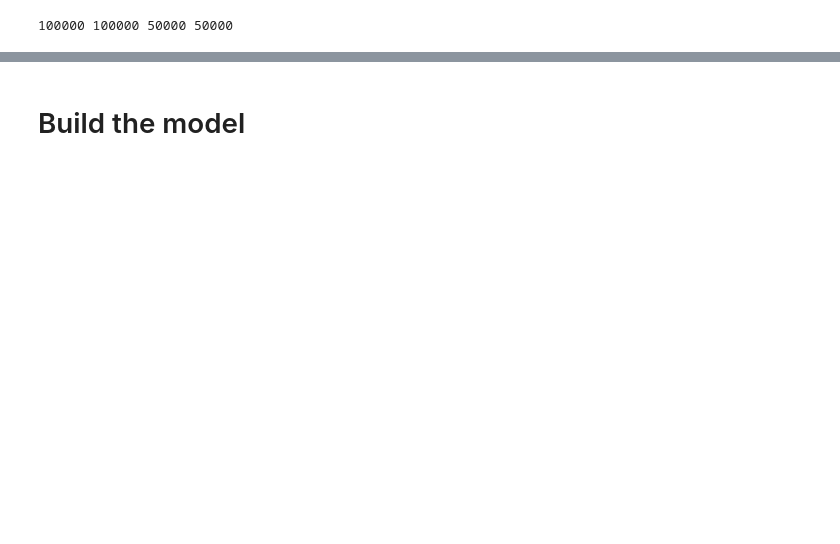
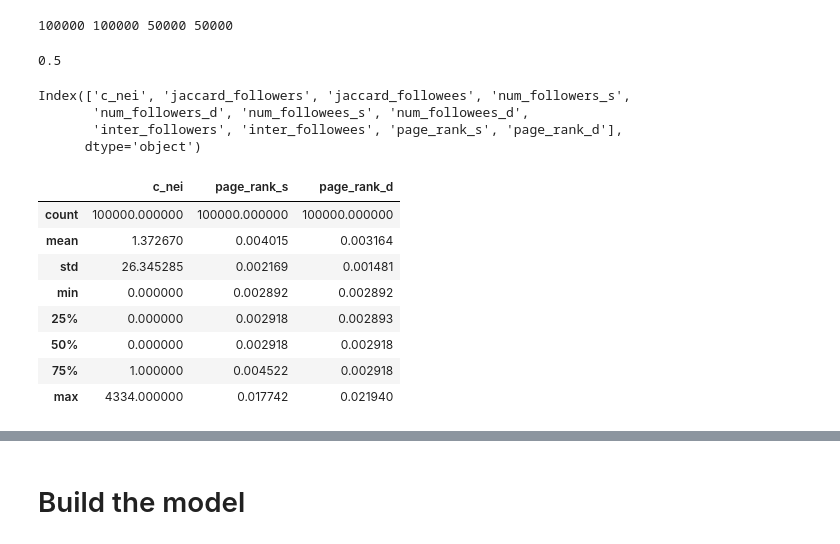
Before and after one commit to siriusctrl/COMP90051-Link-Prediction, a Jupyter notebook: prediction.ipynb, the cells around one changed output, grey strips where cells are left out. Cells and saved outputs as stored; diff of their text form; code cells hidden in the pictures; blank space fills up the shorter version.

```diff
--- a/prediction.ipynb
+++ b/prediction.ipynb
@@ -587,2 +595,37 @@ X_test_features.shape
+# %%
+X_train_features = pickle.load(open('data/X_train_features.p','rb'))
+X_test_features = pickle.load(open('data/X_test_features.p','rb'))
+# %%
+X_train_features.drop(["shortest_path"], axis=1, inplace=True)
+# %%
+sum(y_desire_test)/len(y_desire_test)
+# %% [output]
+0.5
 # %%
 X_train_features.columns
+# %% [output]
+Index(['c_nei', 'jaccard_followers', 'jaccard_followees', 'num_followers_s',
+       'num_followers_d', 'num_followees_s', 'num_followees_d',
+       'inter_followers', 'inter_followees', 'page_rank_s', 'page_rank_d'],
+      dtype='object')
+# %%
+from sklearn.preprocessing import Normalizer
+scaler = Normalizer(norm='l1')
+
+scaler.fit(X_train_features)
+X_train_features = scaler.transform(X_train_features)
+
+scaler.fit(X_test_features)
+X_test_features = scaler.transform(X_test_features)
+# %%
+X_train_features.describe()
+# %% [output]
+|  | c_nei | page_rank_s | page_rank_d |
+| count | 100000.000000 | 100000.000000 | 100000.000000 |
+| mean | 1.372670 | 0.004015 | 0.003164 |
+| std | 26.345285 | 0.002169 | 0.001481 |
+| min | 0.000000 | 0.002892 | 0.002892 |
+| 25% | 0.000000 | 0.002918 | 0.002893 |
+| 50% | 0.000000 | 0.002918 | 0.002918 |
+| 75% | 1.000000 | 0.004522 | 0.002918 |
+| max | 4334.000000 | 0.017742 | 0.021940 |
```
Also changed, not shown: parts of 59 cells of this notebook, 1 other file.
